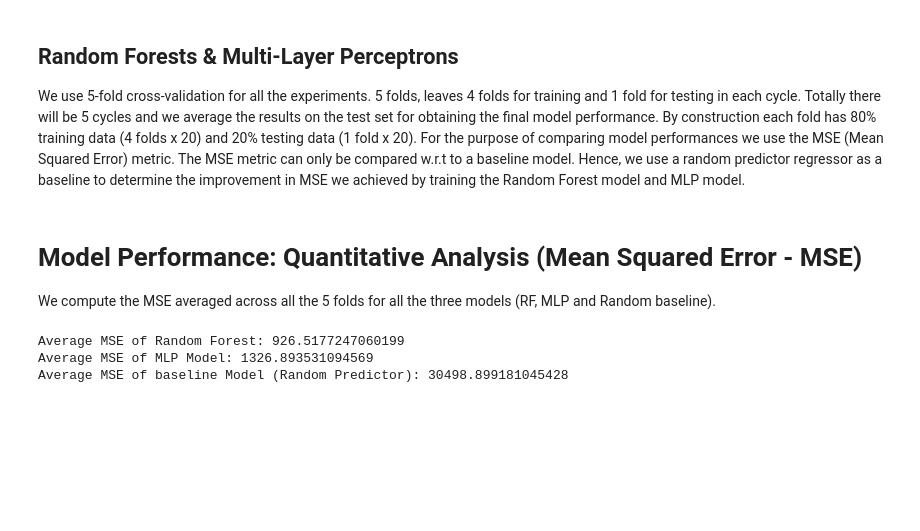
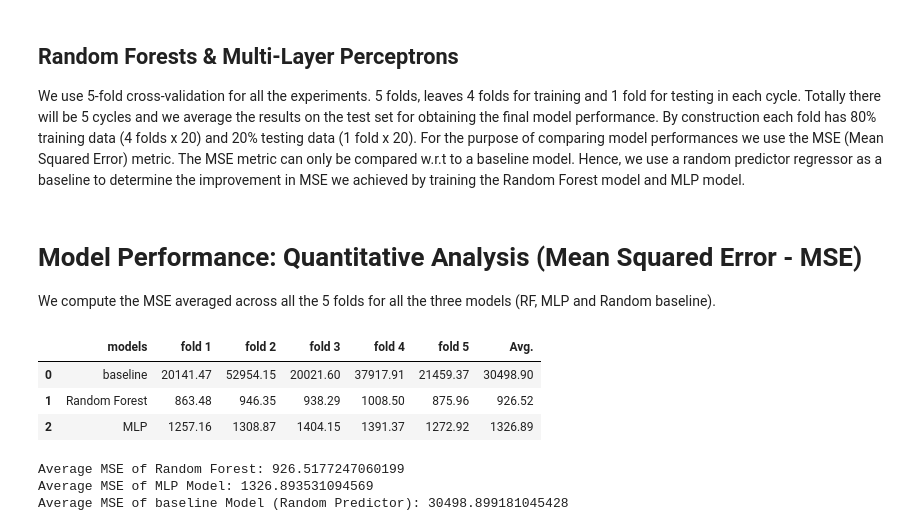
Before and after one commit to edwinthomas444/smart-grid-predictors, a Jupyter notebook: E2E_ML_pipeline.ipynb, the cells around one changed output. Cells and saved outputs as stored; diff of their text form; code cells hidden in the pictures; blank space fills up the shorter version.

Commit message:
Added fold-wise results table

```diff
--- a/E2E_ML_pipeline.ipynb
+++ b/E2E_ML_pipeline.ipynb
@@ -456,6 +456,29 @@ for i, (train_index, test_index) in tqdm(enumerate(kf.split(final_features_df)),
 # Model Performance: Quantitative Analysis (Mean Squared Error - MSE)
 
 We compute the MSE averaged across all the 5 folds for all the three models (RF, MLP and Random baseline).
+# %%
+# table of scores
+scores_folds_rf
+scores_folds_mlp
+scores_folds_baseline
+
+exp_table = {
+    "models": ["baseline","Random Forest","MLP"],
+    "fold 1": [scores_folds_baseline[0],scores_folds_rf[0],scores_folds_mlp[0]],
+    "fold 2": [scores_folds_baseline[1],scores_folds_rf[1],scores_folds_mlp[1]],
+    "fold 3": [scores_folds_baseline[2],scores_folds_rf[2],scores_folds_mlp[2]],
+    "fold 4": [scores_folds_baseline[3],scores_folds_rf[3],scores_folds_mlp[3]],
+    "fold 5": [scores_folds_baseline[4],scores_folds_rf[4],scores_folds_mlp[4]]
+}
+exp_df = pd.DataFrame(exp_table)
+exp_df["Avg."] = exp_df.apply(lambda x: (x["fold 1"]+x["fold 2"]+x["fold 3"]+x["fold 4"]+x["fold 5"])/5.0, axis=1)
+exp_df = exp_df.round(2)
+exp_df
+# %% [output]
+|  | models | fold 1 | fold 2 | fold 3 | fold 4 | fold 5 | Avg. |
+| 0 | baseline | 20141.47 | 52954.15 | 20021.60 | 37917.91 | 21459.37 | 30498.90 |
+| 1 | Random Forest | 863.48 | 946.35 | 938.29 | 1008.50 | 875.96 | 926.52 |
+| 2 | MLP | 1257.16 | 1308.87 | 1404.15 | 1391.37 | 1272.92 | 1326.89 |
 # %%
 # average score across all folds for all the models under consideration
 avg_rf_score = sum(scores_folds_rf)/len(scores_folds_rf)
```
